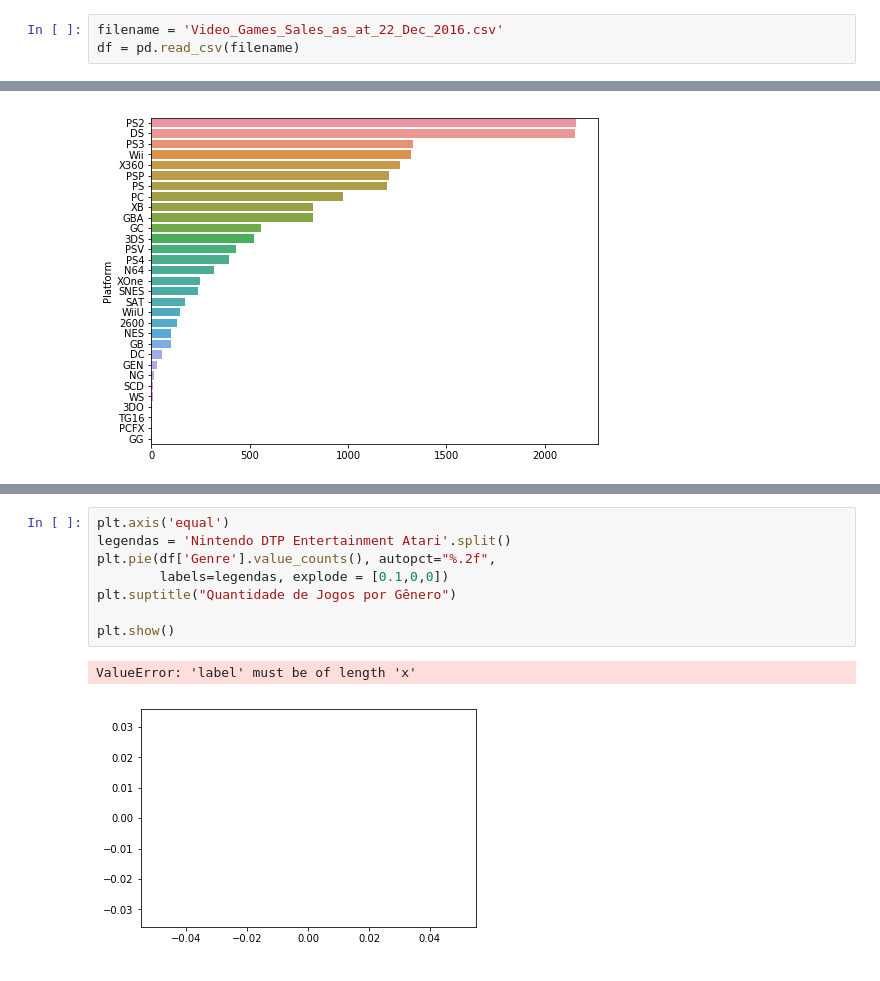
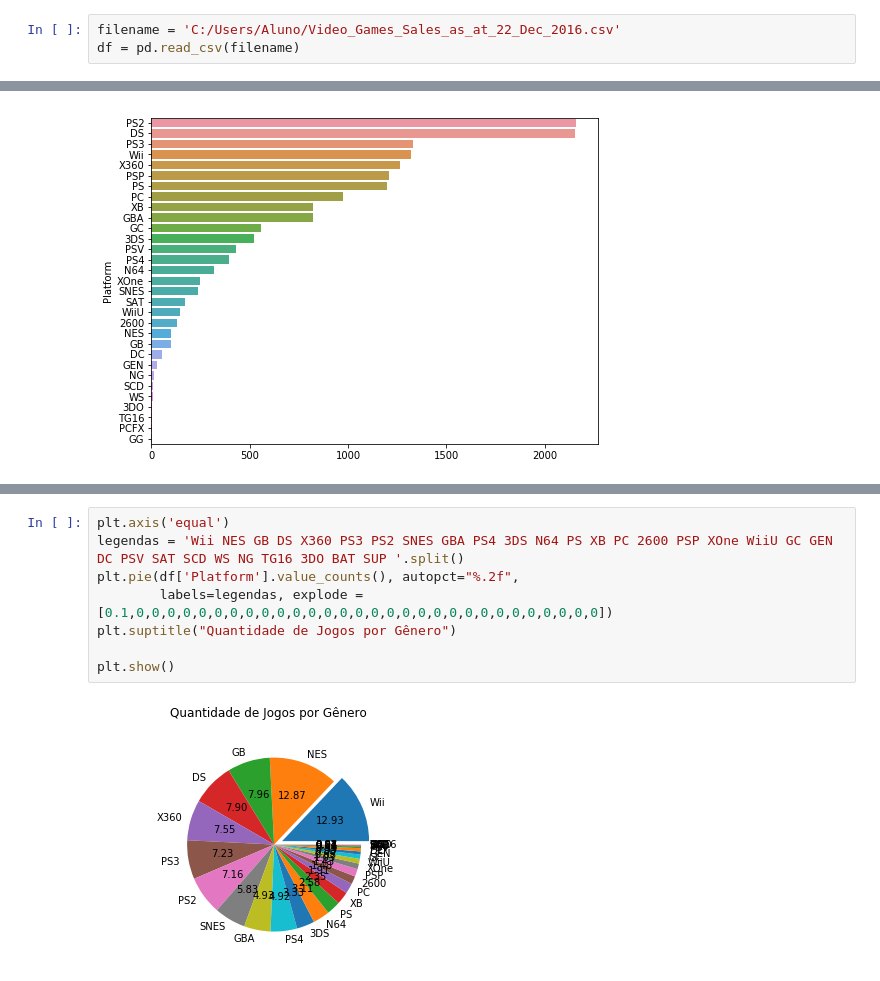
Before and after one commit to Chrisdangermano/Analise-de-vendas-de-jogos, a Jupyter notebook: Análise de Vendas de Jogos.ipynb, the cells around one changed output, grey strips where cells are left out. Drawn from its saved outputs; the diff is of its cells as text.

```diff
--- a/Análise de Vendas de Jogos.ipynb
+++ b/Análise de Vendas de Jogos.ipynb
@@ -13,7 +11,7 @@ low_memory=False
 pd.options.display.max_columns = 10
 pd.options.display.max_rows = 20
 # %%
-filename = 'Video_Games_Sales_as_at_22_Dec_2016.csv'
+filename = 'C:/Users/Aluno/Video_Games_Sales_as_at_22_Dec_2016.csv'
 df = pd.read_csv(filename)
 # %%
 df.shape #quantidade de linhas e colunas (linhas, colunas)
@@ -95,11 +100,10 @@ plt.show()
 # %%
 plt.axis('equal')
-legendas = 'Nintendo DTP Entertainment Atari'.split()
-plt.pie(df['Genre'].value_counts(), autopct="%.2f",
-        labels=legendas, explode = [0.1,0,0])
+legendas = 'Wii NES GB DS X360 PS3 PS2 SNES GBA PS4 3DS N64 PS XB PC 2600 PSP XOne WiiU GC GEN DC PSV SAT SCD WS NG TG16 3DO BAT SUP '.split()
+plt.pie(df['Platform'].value_counts(), autopct="%.2f",
+        labels=legendas, explode = [0.1,0,0,0,0,0,0,0,0,0,0,0,0,0,0,0,0,0,0,0,0,0,0,0,0,0,0,0,0,0,0])
 plt.suptitle("Quantidade de Jogos por Gênero")
 
 plt.show()
 # %% [output]
-ValueError: 'label' must be of length 'x'
-[figure, old version]
+[figure, new version]
```
Also changed, not shown: parts of 3 cells of this notebook, 1 other file.
